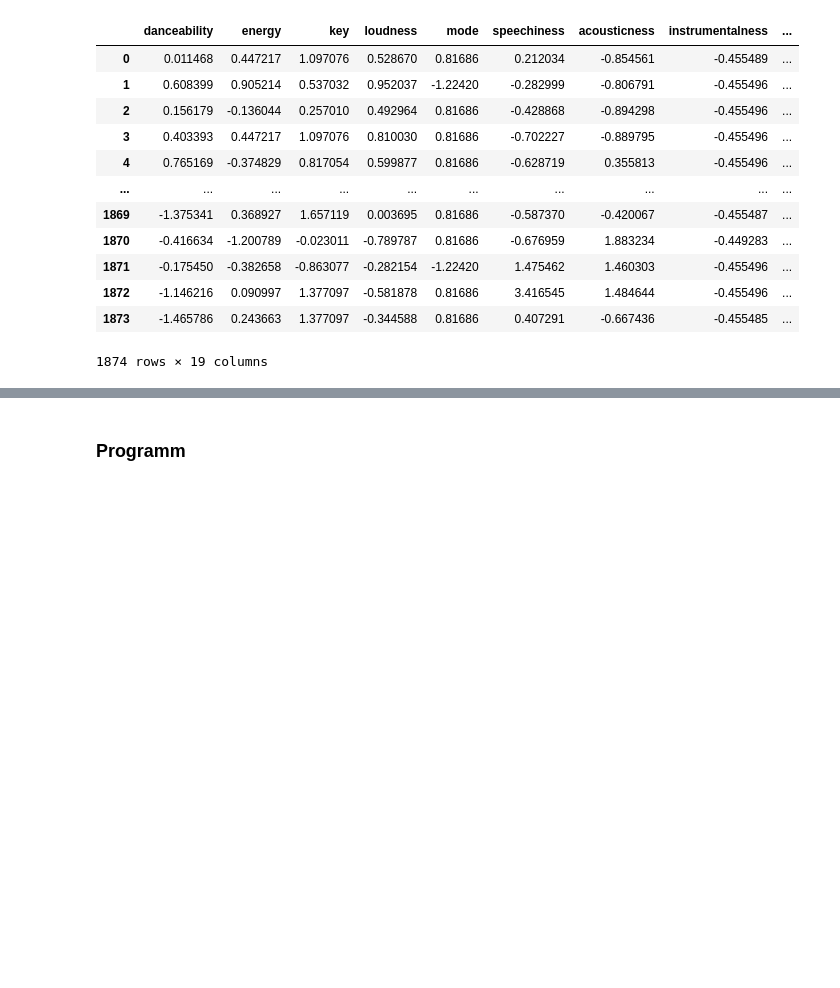
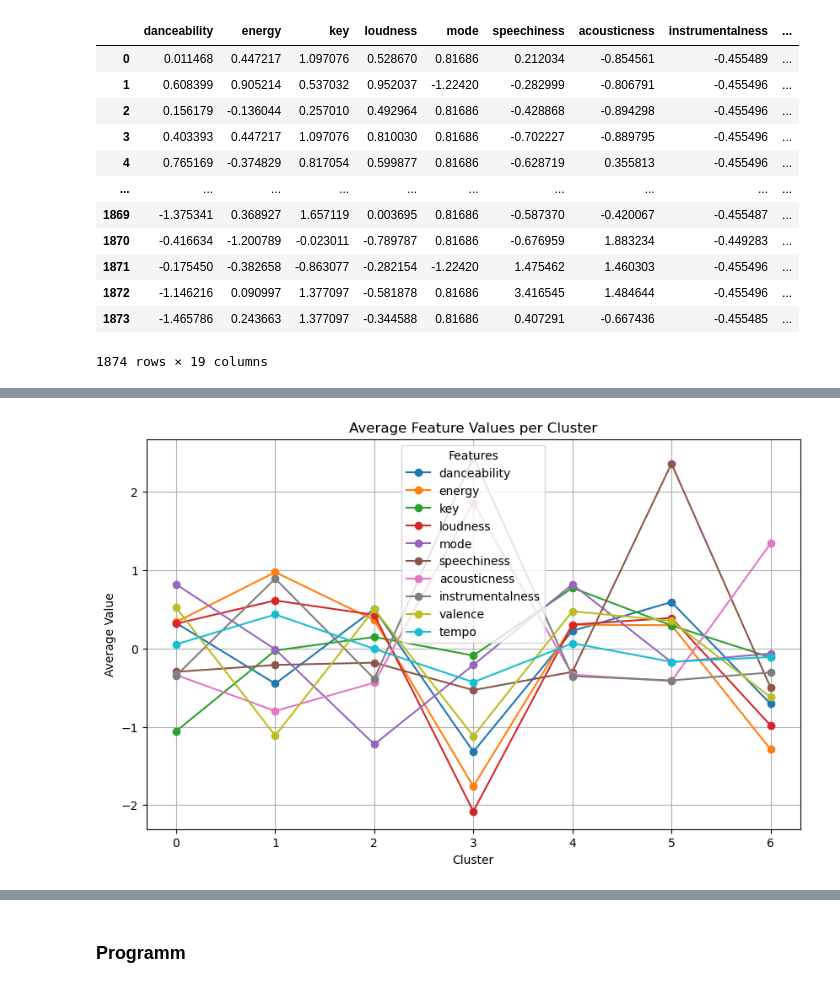
Before and after one commit to SandraGdd/Song-Recommandation, a Jupyter notebook: Casestudy.ipynb, the cells around one changed output, grey strips where cells are left out. Saved outputs shown, nothing was run; the diff lists cells and outputs as text; code cells hidden in the pictures; blank space fills up the shorter version.

```diff
--- a/Casestudy.ipynb
+++ b/Casestudy.ipynb
@@ -840,3 +749,8 @@ combined_df
 | 1872 | -1.146216 | 0.090997 | 1.377097 | -0.581878 | 0.81686 | 3.416545 | 1.484644 | -0.455496 | ... |
 | 1873 | -1.465786 | 0.243663 | 1.377097 | -0.344588 | 0.81686 | 0.407291 | -0.667436 | -0.455485 | ... |
 1874 rows × 19 columns
+# %%
+audio_features= ['danceability', 'energy', 'key', 'loudness',
+                  'mode', 'speechiness', 'acousticness', 'instrumentalness', 'valence','tempo']
+cluster_means = combined_df.groupby('KMeans_Cluster')[audio_features].mean()
+cluster_means
@@ -842,0 +767,16 @@ combined_df
+# %%
+import matplotlib.pyplot as plt
+plt.figure(figsize=(10, 6))
+
+for feature in audio_features:
+    plt.plot(cluster_means.index, cluster_means[feature], marker='o', label=feature)
+
+# Diagramm beschriften
+plt.title('Average Feature Values per Cluster')
+plt.xlabel('Cluster')
+plt.ylabel('Average Value')
+plt.legend(title='Features')
+plt.grid(True)
+plt.show()
+# %% [output]
+[figure, added]
```
Also changed, not shown: parts of 106 cells of this notebook, 3 other files.
